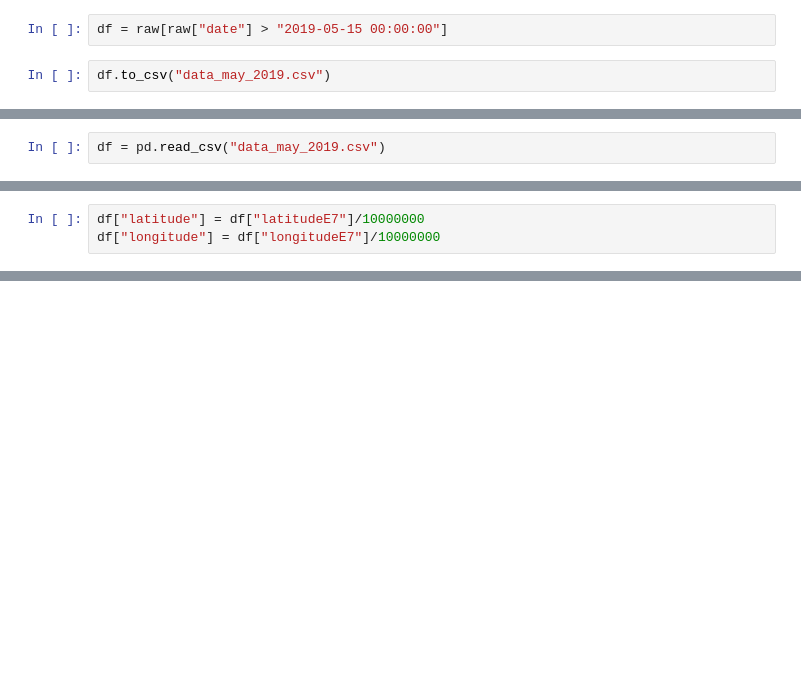
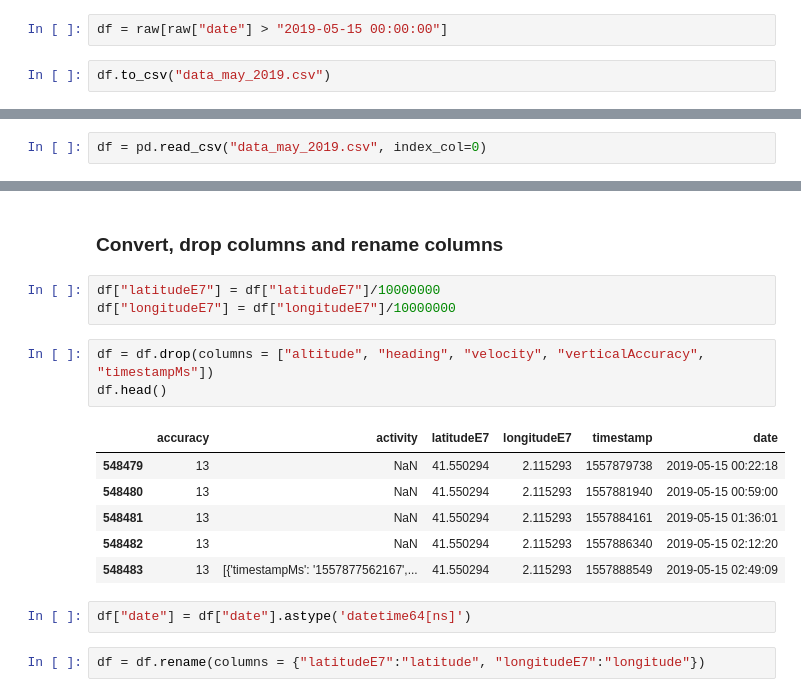
Before and after one commit to ta-data-bcn/Project-Week-5-Your-Own-Project, a Jupyter notebook: your-project/Project_Week5.ipynb, the cells around one changed output, grey strips where cells are left out. Drawn from its saved outputs; the diff is of its cells as text; blank space fills up the shorter version.

```diff
--- a/your-project/Project_Week5.ipynb
+++ b/your-project/Project_Week5.ipynb
@@ -43,5 +40,5 @@ df.to_csv("data_may_2019.csv")
 # %%
-df = pd.read_csv("data_may_2019.csv")
+df = pd.read_csv("data_may_2019.csv", index_col=0)
 # %%
 df.head()
 # %% [output]
@@ -51,6 +48,3 @@ df.head()
 | 548481 | 13 | NaN | 244.0 | NaN | 415502940 | 21152927 | 1557884161261 | NaN | ... |
 | 548482 | 13 | NaN | 244.0 | NaN | 415502940 | 21152927 | 1557886340470 | NaN | ... |
 | 548483 | 13 | [{'timestampMs': '1557877562167',... | 244.0 | NaN | 415502940 | 21152927 | 1557888549555 | NaN | ... |
-# %%
-df["latitude"] = df["latitudeE7"]/10000000
-df["longitude"] = df["longitudeE7"]/10000000
@@ -128,0 +51,19 @@ fig
+# %% [markdown]
+### Convert, drop columns and rename columns
+# %%
+df["latitudeE7"] = df["latitudeE7"]/10000000
+df["longitudeE7"] = df["longitudeE7"]/10000000
+# %%
+df = df.drop(columns = ["altitude", "heading", "velocity", "verticalAccuracy", "timestampMs"])
+df.head()
+# %% [output]
+|  | accuracy | activity | latitudeE7 | longitudeE7 | timestamp | date |
+| 548479 | 13 | NaN | 41.550294 | 2.115293 | 1557879738 | 2019-05-15 00:22:18 |
+| 548480 | 13 | NaN | 41.550294 | 2.115293 | 1557881940 | 2019-05-15 00:59:00 |
+| 548481 | 13 | NaN | 41.550294 | 2.115293 | 1557884161 | 2019-05-15 01:36:01 |
+| 548482 | 13 | NaN | 41.550294 | 2.115293 | 1557886340 | 2019-05-15 02:12:20 |
+| 548483 | 13 | [{'timestampMs': '1557877562167',... | 41.550294 | 2.115293 | 1557888549 | 2019-05-15 02:49:09 |
+# %%
+df["date"] = df["date"].astype('datetime64[ns]')
+# %%
+df = df.rename(columns = {"latitudeE7":"latitude", "longitudeE7":"longitude"})
```
Also changed, not shown: parts of 69 cells of this notebook.
